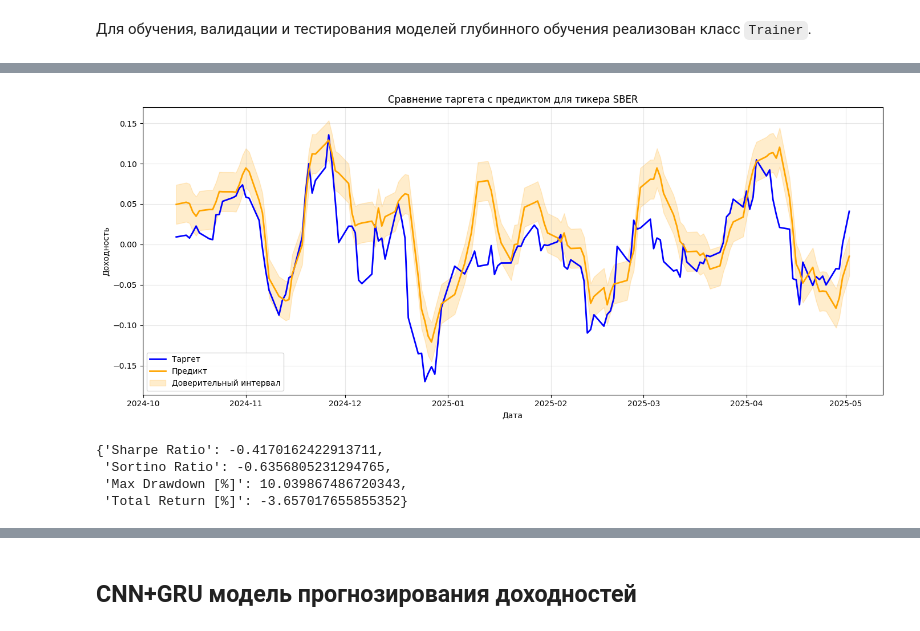
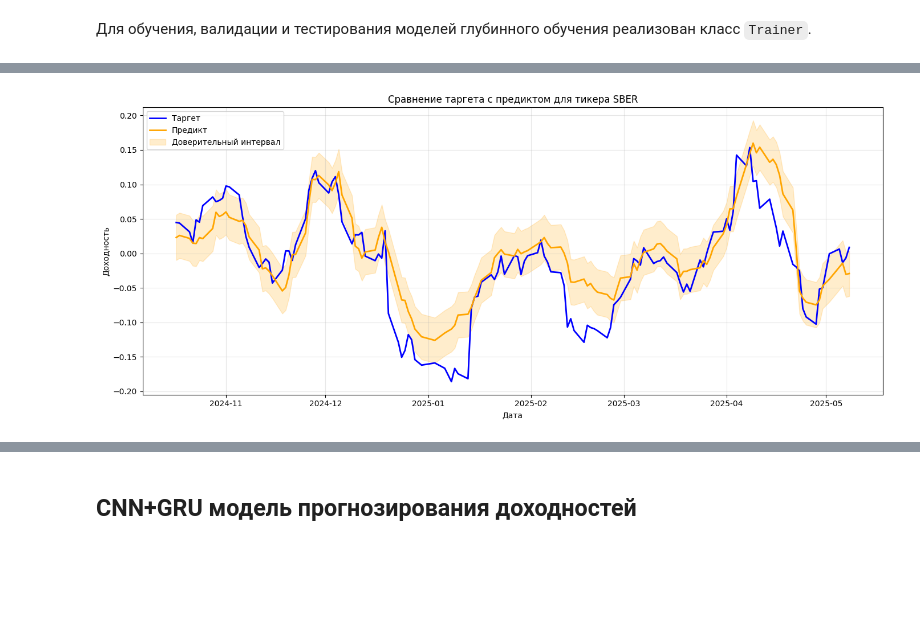
Before and after one commit to garotar/PortfolioOptimization, a Jupyter notebook: experiments.ipynb, the cells around one changed output, grey strips where cells are left out. Cells and saved outputs as stored; diff of their text form; code cells hidden in the pictures; blank space fills up the shorter version.

```diff
--- a/experiments.ipynb
+++ b/experiments.ipynb
@@ -96,7 +94,7 @@ INIT_CASH = 100_000
 # %%
-TICKERS = ["YNDX", "YDEX", "AFLT", "LKOH", "MGNT", "ABRD", "GAZP", "SBER", "CHMF"]
+TICKERS = ["YNDX", "YDEX", "LKOH", "MGNT", "ROSN", "GAZP", "SBER", "CHMF", "NVTK"]
 
-data_path = "./data/moex_data_may.csv"
+data_path = "./data/moex_may_report.csv"
 fetcher = MOEXCandlesFetcher()
 df = fetcher.run(data_path=data_path, tickers=TICKERS, from_date="2015-01-01")
 # %% [output]
@@ -319,7 +438,12 @@ plot_portfolio_weights(signal_weights)
 Особенность данной стратегии заключается в том, что помимо прочих признаков в LSTM необходимо передавать матрицу корреляций между тикерами, которая рассчитывается по определенному окну.
 С помощью класса `FinTSDataloaders` можно подготовить dataloader'ы для LSTM, в которых создаются корреляционные матрицы и масштабируются прочие признаки.
 # %%
-loader_creator = FinTSDataloaders(df=data, window=60, forecast_horizon=7, batch_size=128)
+loader_creator = FinTSDataloaders(
+    df=data,
+    window=60,
+    forecast_horizon=14,
+    batch_size=256
+)
 train_loader, val_loader, test_loader, feature_scaler, target_scaler = loader_creator.get_loaders()
 # %%
 X_batch, corr_batch, y_batch = next(iter(train_loader))
@@ -353,2 +512,0 @@ lstm_trainer = Trainer(lstm_model, criterion, optimizer, scheduler, DEVICE)
-# %%
-train_losses, val_losses = lstm_trainer.train(train_loader, val_loader, epochs=100, patience=20)
@@ -369,5 +517,10 @@ plot_losses(train_losses, val_losses)
 # %%
-test_loss = lstm_trainer.evaluate(test_loader)
+lstm_loss = lstm_trainer.evaluate(dataloader=test_loader)
 
-test_preds, test_targets, lower_bounds, upper_bounds = lstm_trainer.predict(test_loader, target_scaler, train_loader, ci_coef=1)
+lstm_preds, lstm_targets, lstm_lb, lstm_ub = lstm_trainer.predict(
+    dataloader=test_loader,
+    target_scaler=target_scaler,
+    train_loader=train_loader,
+    ci_coef=1
+)
 # %% [output]
@@ -375,20 +528,14 @@ Test loss: 0.419627
 # %%
 ticker = "SBER"
 
-plot_lstm_predictions(df=data,
-                      dataloader=test_loader,
-                      ticker=ticker,
-                      preds=test_preds,
-                      targets=test_targets,
-                      lower_bounds=lower_bounds,
-                      upper_bounds=upper_bounds)
+plot_dnn_predictions(
+    df=data,
+    dataloader=test_loader,
+    ticker=ticker,
+    preds=lstm_preds,
+    targets=lstm_targets,
+    lower_bounds=lstm_lb,
+    upper_bounds=lstm_ub
+)
 # %% [output]
-[figure, old version]
+[figure, new version]
-# %%
-lstm_portfolio, lstm_weights, lstm_metrics = lstm_trainer.run_backtest(df=data, test_preds=test_preds, signal_threshold=0, init_cash=INIT_CASH)
-lstm_metrics
-# %% [output]
-{'Sharpe Ratio': -0.4170162422913711,
- 'Sortino Ratio': -0.6356805231294765,
- 'Max Drawdown [%]': 10.039867486720343,
- 'Total Return [%]': -3.657017655855352}
```
Also changed, not shown: parts of 99 cells of this notebook, 48 other files.
